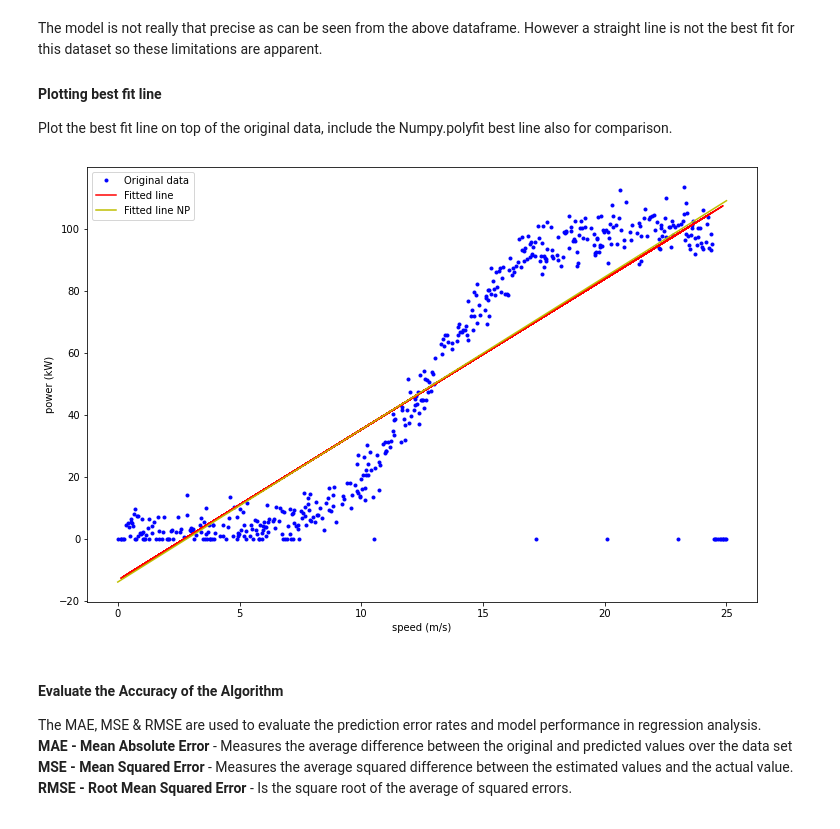
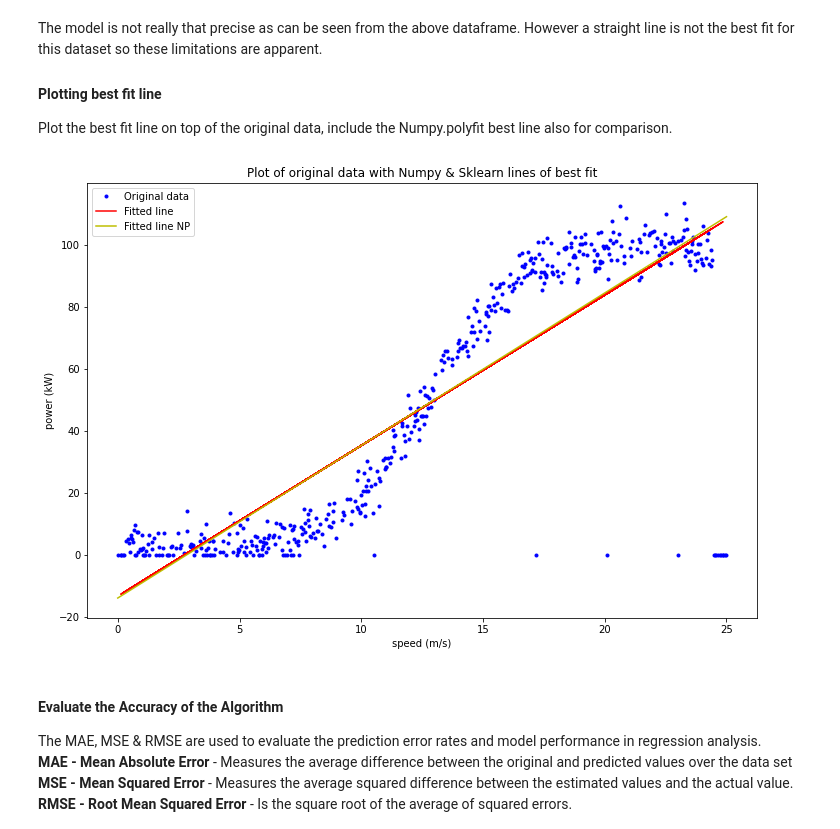
Before and after one commit to killfoley/fundamentalsofDA_project, a Jupyter notebook: Project.ipynb, the cells around one changed output. Drawn from its saved outputs; the diff is of its cells as text; code cells hidden in the pictures.

```diff
--- a/Project.ipynb
+++ b/Project.ipynb
@@ -194,20 +195,21 @@ Plot the best fit line on top of the original data, include the Numpy.polyfit be
 # %%
 # Plot the original data vs sklearn best fit line.
 plt.figure(figsize=(12,8))
 plt.plot(speed, power, '.b', label='Original data')
 plt.plot(X_test, y_pred, 'r-', label='Fitted line')
 # Numpy best line
 plt.plot(speed, m * speed + c, 'y-', label='Fitted line NP')
 
 # Add axis labels and a legend.
 plt.xlabel('speed (m/s)')
 plt.ylabel('power (kW)')
+plt.title("Plot of original data with Numpy & Sklearn lines of best fit")
 plt.legend()
 
 # Show the plot.
 plt.show();
 # %% [output]
-[figure, old version]
+[figure, new version]
 # %% [markdown]
 #### Evaluate the Accuracy of the Algorithm
 The MAE, MSE & RMSE are used to evaluate the prediction error rates and model performance in regression analysis.
```
Also changed, not shown: parts of 8 cells of this notebook, 3 other files.
